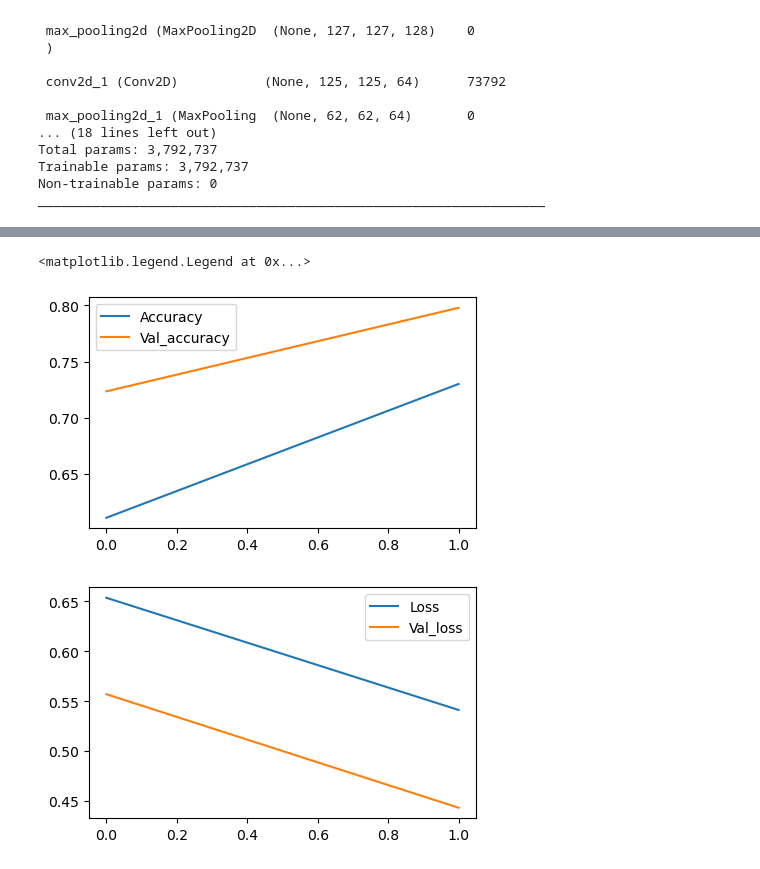
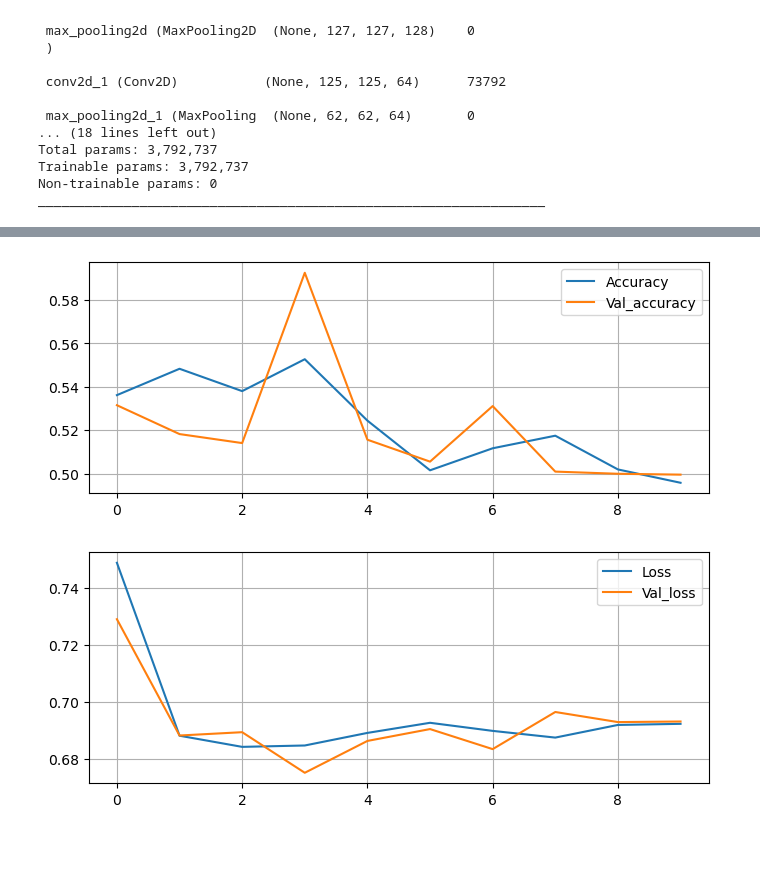
Before and after one commit to SayedShaun/Kaggle, a Jupyter notebook: dogs-vs-cats.ipynb, the cells around one changed output, grey strips where cells are left out. Drawn from its saved outputs; the diff is of its cells as text; code cells hidden in the pictures.

```diff
--- a/dogs-vs-cats.ipynb
+++ b/dogs-vs-cats.ipynb
@@ -72,5 +74,5 @@ _________________________________________________________________
 # %%
 model.compile(optimizer="adam", loss = "binary_crossentropy", metrics=["accuracy"])
 # %%
-history = model.fit(train_data, epochs=2, validation_data=test_data)
+history = model.fit(train_data, epochs=10, validation_data=test_data)
 # %% [output]
@@ -81,15 +99,16 @@ Epoch 2/2
 # %%
 import matplotlib.pyplot as plt
-plt.figure(figsize=[5, 3])
+plt.figure(figsize=[8, 3])
 plt.plot(history.history["accuracy"], label = "Accuracy")
 plt.plot(history.history["val_accuracy"], label = "Val_accuracy")
 plt.legend()
+plt.grid()
 
-plt.figure(figsize=[5, 3])
+plt.figure(figsize=[8, 3])
 plt.plot(history.history["loss"], label = "Loss")
 plt.plot(history.history["val_loss"],label = "Val_loss")
 plt.legend()
+plt.grid()
 # %% [output]
-<matplotlib.legend.Legend at 0x...>
-[figure, old version]
+[figure, new version]
-[figure, old version]
+[figure, new version]
```
Also changed, not shown: parts of 2 cells of this notebook.
